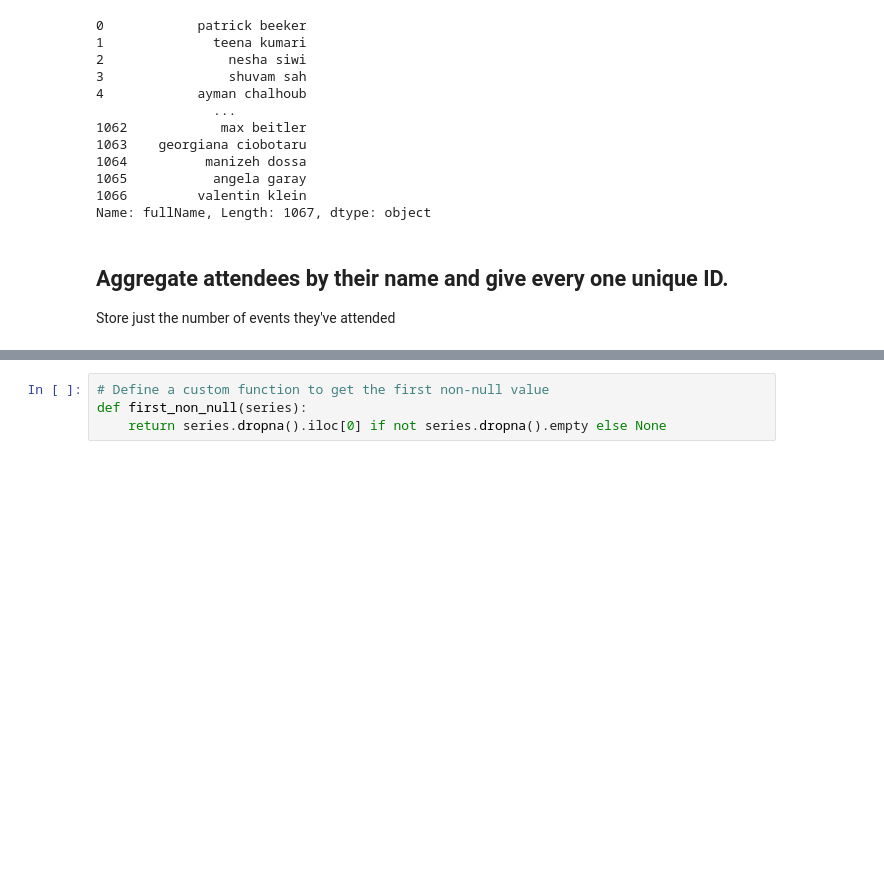
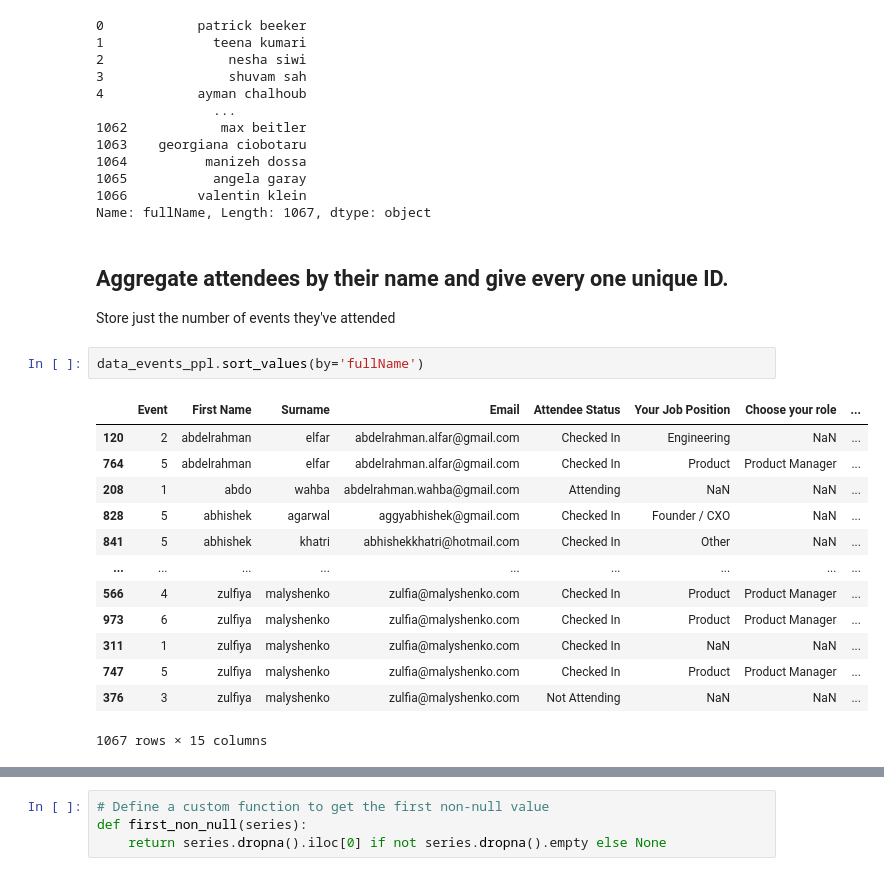
Before and after one commit to Shubhi-Varshney/data_bpm, a Jupyter notebook: notebooks/yulia_bpm_explore.ipynb, the cells around one changed output, grey strips where cells are left out. Cells and saved outputs as stored; diff of their text form; blank space fills up the shorter version.

```diff
--- a/notebooks/yulia_bpm_explore.ipynb
+++ b/notebooks/yulia_bpm_explore.ipynb
@@ -217,3 +358,19 @@ Name: fullName, Length: 1067, dtype: object
 # %% [markdown]
 ## Aggregate attendees by their name and give every one unique ID.
 Store just the number of events they've attended
+# %%
+data_events_ppl.sort_values(by='fullName')
+# %% [output]
+|  | Event | First Name | Surname | Email | Attendee Status | Your Job Position | Choose your role | ... |
+| 120 | 2 | abdelrahman | elfar | abdelrahman.alfar@gmail.com | Checked In | Engineering | NaN | ... |
+| 764 | 5 | abdelrahman | elfar | abdelrahman.alfar@gmail.com | Checked In | Product | Product Manager | ... |
+| 208 | 1 | abdo | wahba | abdelrahman.wahba@gmail.com | Attending | NaN | NaN | ... |
+| 828 | 5 | abhishek | agarwal | aggyabhishek@gmail.com | Checked In | Founder / CXO | NaN | ... |
+| 841 | 5 | abhishek | khatri | abhishekkhatri@hotmail.com | Checked In | Other | NaN | ... |
+| ... | ... | ... | ... | ... | ... | ... | ... | ... |
+| 566 | 4 | zulfiya | malyshenko | zulfia@malyshenko.com | Checked In | Product | Product Manager | ... |
+| 973 | 6 | zulfiya | malyshenko | zulfia@malyshenko.com | Checked In | Product | Product Manager | ... |
+| 311 | 1 | zulfiya | malyshenko | zulfia@malyshenko.com | Checked In | NaN | NaN | ... |
+| 747 | 5 | zulfiya | malyshenko | zulfia@malyshenko.com | Checked In | Product | Product Manager | ... |
+| 376 | 3 | zulfiya | malyshenko | zulfia@malyshenko.com | Not Attending | NaN | NaN | ... |
+1067 rows × 15 columns
```
Also changed, not shown: parts of 15 cells of this notebook, 9 other files.
